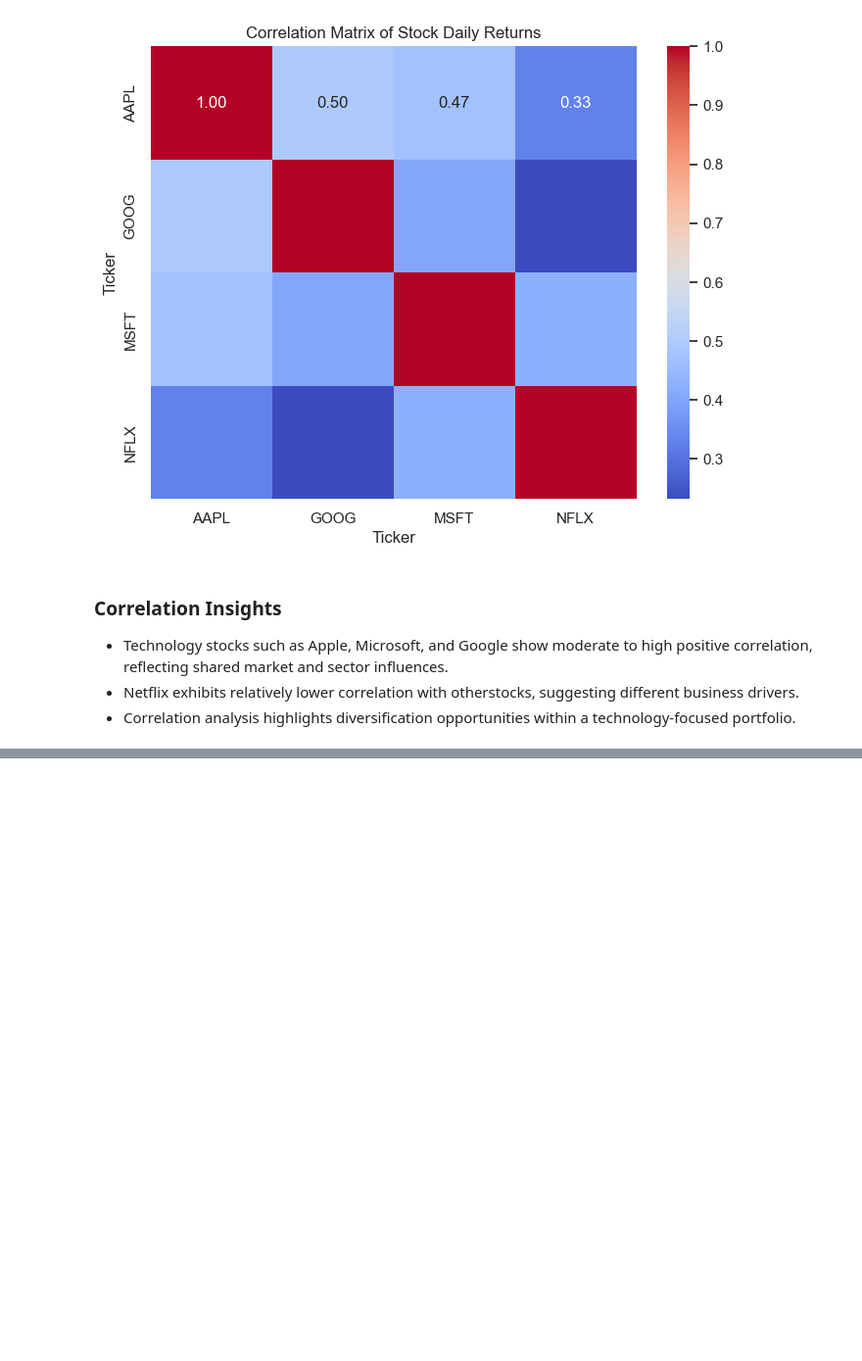
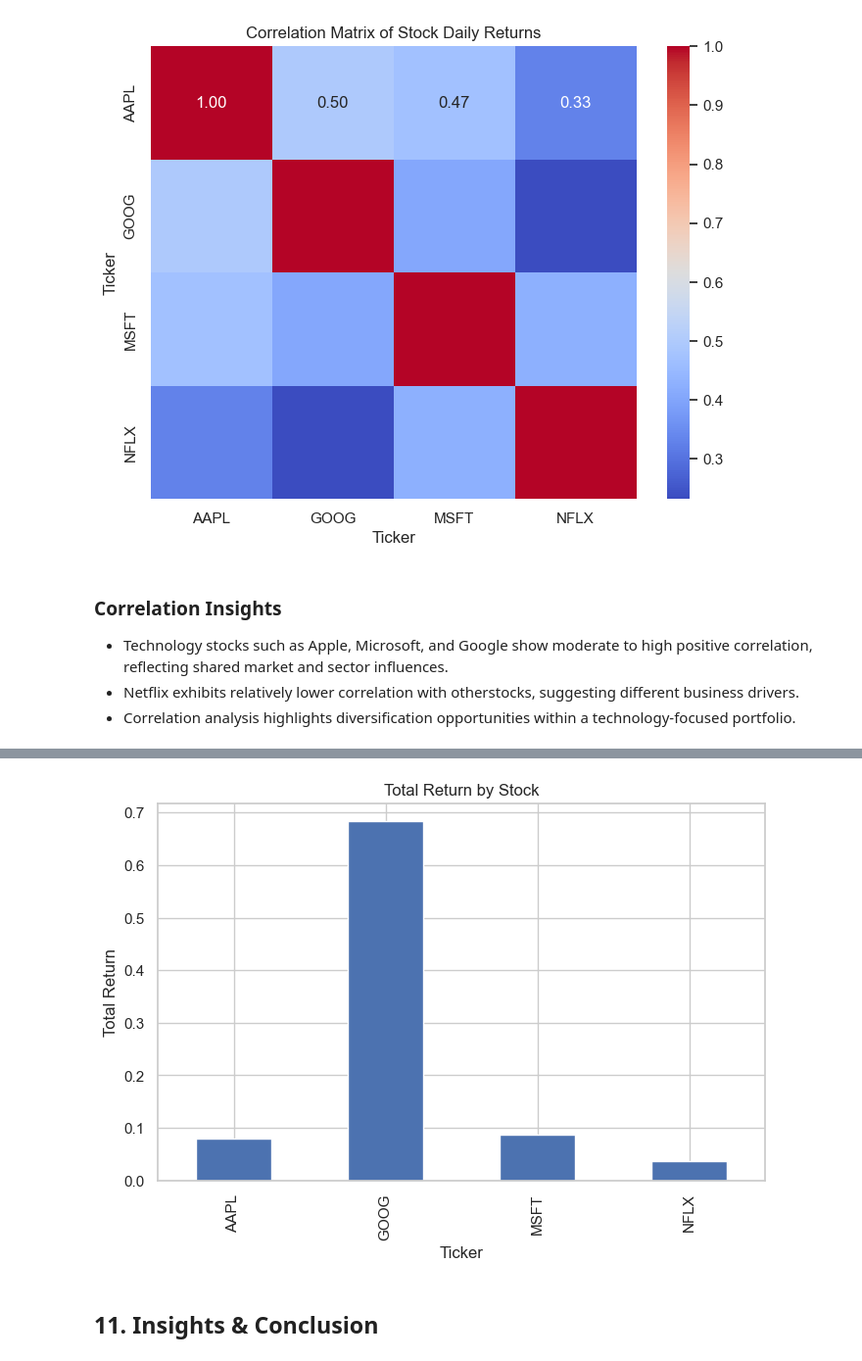
Before and after one commit to HarshaVaradhanGopal/Stock-Market-Analysis, a Jupyter notebook: Stock_Market_Analysis.ipynb, the cells around one changed output, grey strips where cells are left out. Shown at 98% size. Cells and saved outputs as stored; diff of their text form; code cells hidden in the pictures; blank space fills up the shorter version.

Commit message:
Added final insights, conclusion, and documentation

```diff
--- a/Stock_Market_Analysis.ipynb
+++ b/Stock_Market_Analysis.ipynb
@@ -415,0 +439,8 @@ plt.show()
+# %%
+performance_summary = pd.DataFrame({
+    'Total_Return': cumulative_returns.iloc[-1] - 1,
+    'Avg_Daily_Return': returns_df.mean(),
+    'Volatility': returns_df.std()
+})
+
+performance_summary
@@ -415,0 +472,9 @@ plt.show()
+# %%
+performance_summary['Total_Return'].plot(kind='bar', figsize=(8,5))
+plt.title("Total Return by Stock")
+plt.ylabel("Total Return")
+plt.show()
+# %% [output]
+[figure, added]
+# %% [markdown]
+## 11. Insights & Conclusion
```
Also changed, not shown: parts of 8 cells of this notebook, 2 other files.
